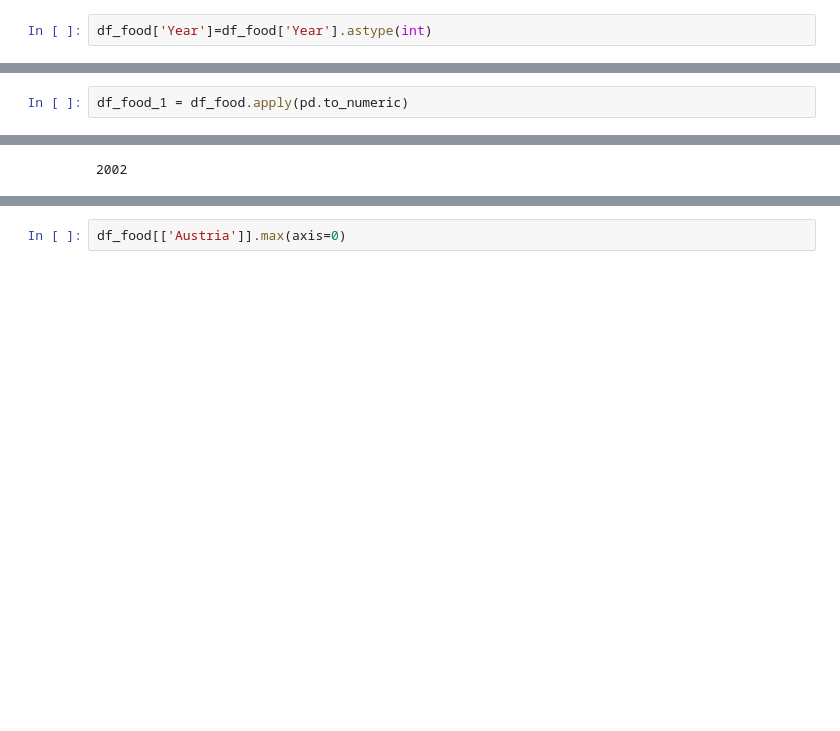
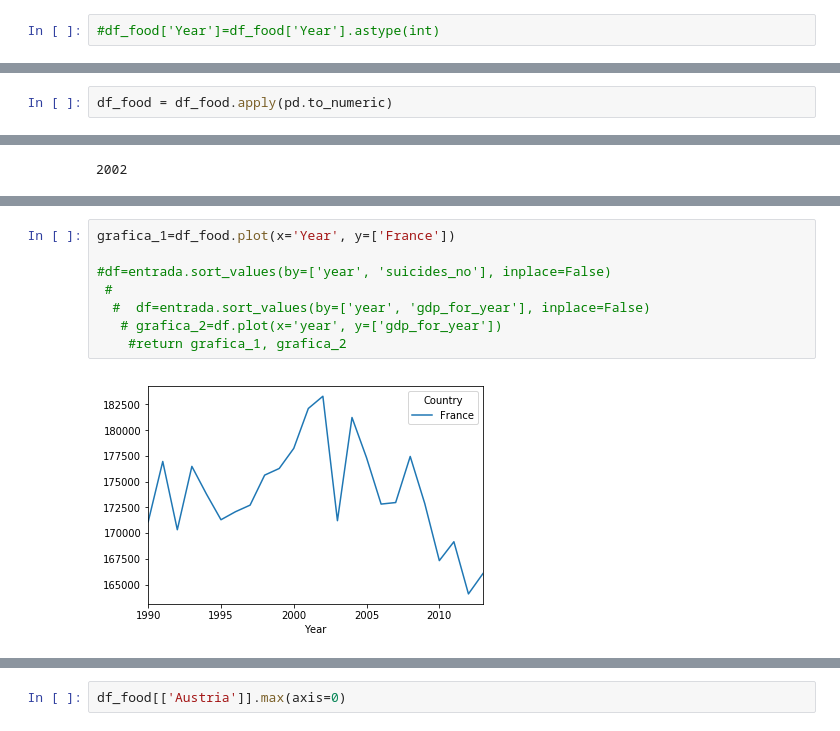
Before and after one commit to cprietosegura/pipelines-project-foodproduction, a Jupyter notebook: pruebas.ipynb, the cells around one changed output, grey strips where cells are left out. Cells and saved outputs as stored; diff of their text form; blank space fills up the shorter version.

```diff
--- a/pruebas.ipynb
+++ b/pruebas.ipynb
@@ -460,7 +489,7 @@ df_food.reset_index(level=0, inplace=True)
 # %%
 df_food = df_food.rename(columns={"index": "Year"})
 # %%
-df_food['Year']=df_food['Year'].astype(int)
+#df_food['Year']=df_food['Year'].astype(int)
 # %%
 df_food
 # %% [output]
@@ -489,2 +518,2 @@ numpy.int64
 # %%
-df_food_1 = df_food.apply(pd.to_numeric)
+df_food = df_food.apply(pd.to_numeric)
@@ -527 +542,11 @@ plt.xticks(rotation=90)
+# %%
+grafica_1=df_food.plot(x='Year', y=['France'])
+
+#df=entrada.sort_values(by=['year', 'suicides_no'], inplace=False)
+ #
+  #  df=entrada.sort_values(by=['year', 'gdp_for_year'], inplace=False)
+   # grafica_2=df.plot(x='year', y=['gdp_for_year'])
+    #return grafica_1, grafica_2
+# %% [output]
+[figure, added]
 # %%
```
Also changed, not shown: parts of 20 cells of this notebook, 16 other files.
